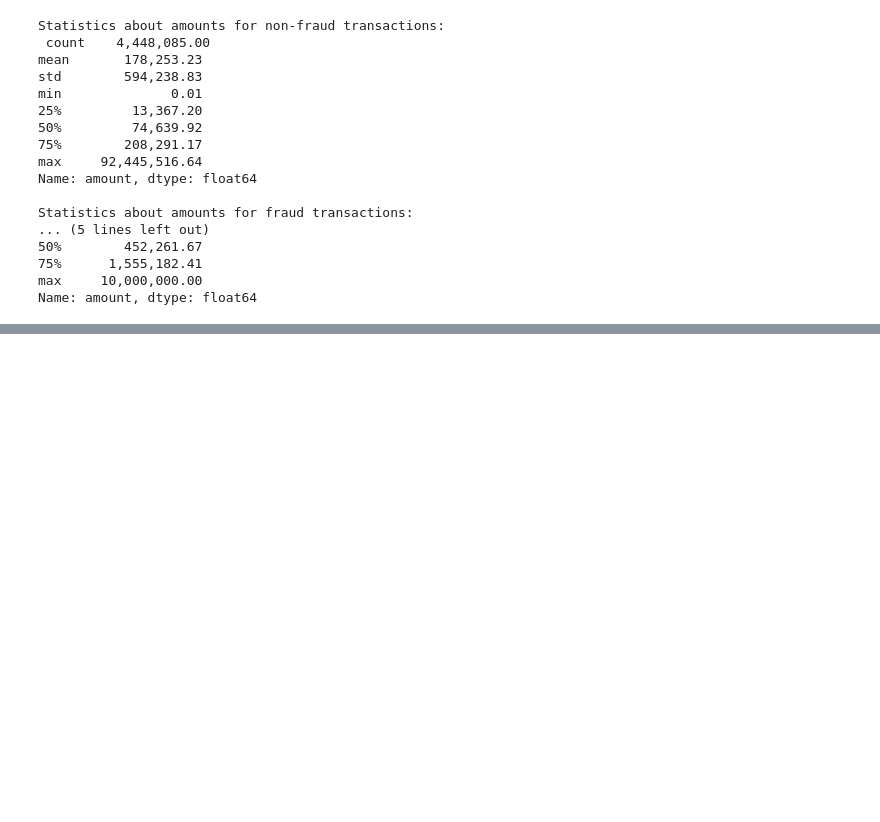
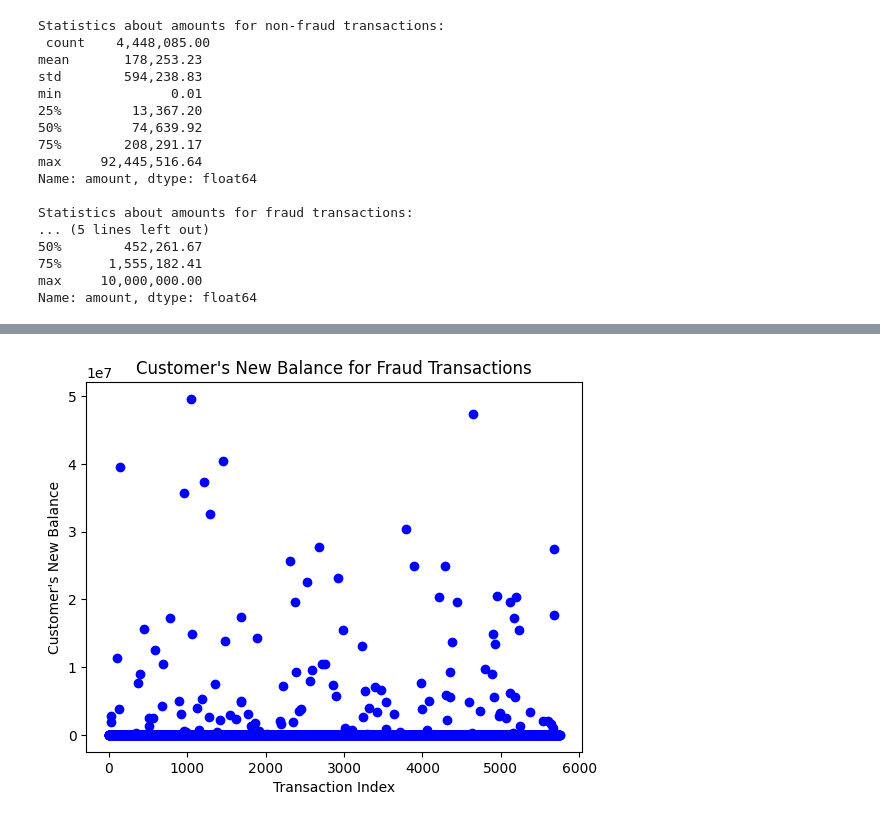
Before and after one commit to rtiwari6-stats/fraud-classifier, a Jupyter notebook: Online_Payments_Fraud_Detection.ipynb, the cells around one changed output, grey strips where cells are left out. Saved outputs shown, nothing was run; the diff lists cells and outputs as text; code cells hidden in the pictures; blank space fills up the shorter version.

```diff
--- a/Online_Payments_Fraud_Detection.ipynb
+++ b/Online_Payments_Fraud_Detection.ipynb
@@ -210,0 +221,8 @@ Name: amount, dtype: float64
+# %%
+plt.scatter(range(len(fraud_transactions)), fraud_transactions['newbalanceOrig'], color='blue')
+plt.title('Customer\'s New Balance for Fraud Transactions')
+plt.xlabel('Transaction Index')
+plt.ylabel('Customer\'s New Balance')
+plt.show()
+# %% [output]
+[figure, added]
```
Also changed, not shown: parts of 8 cells of this notebook.
